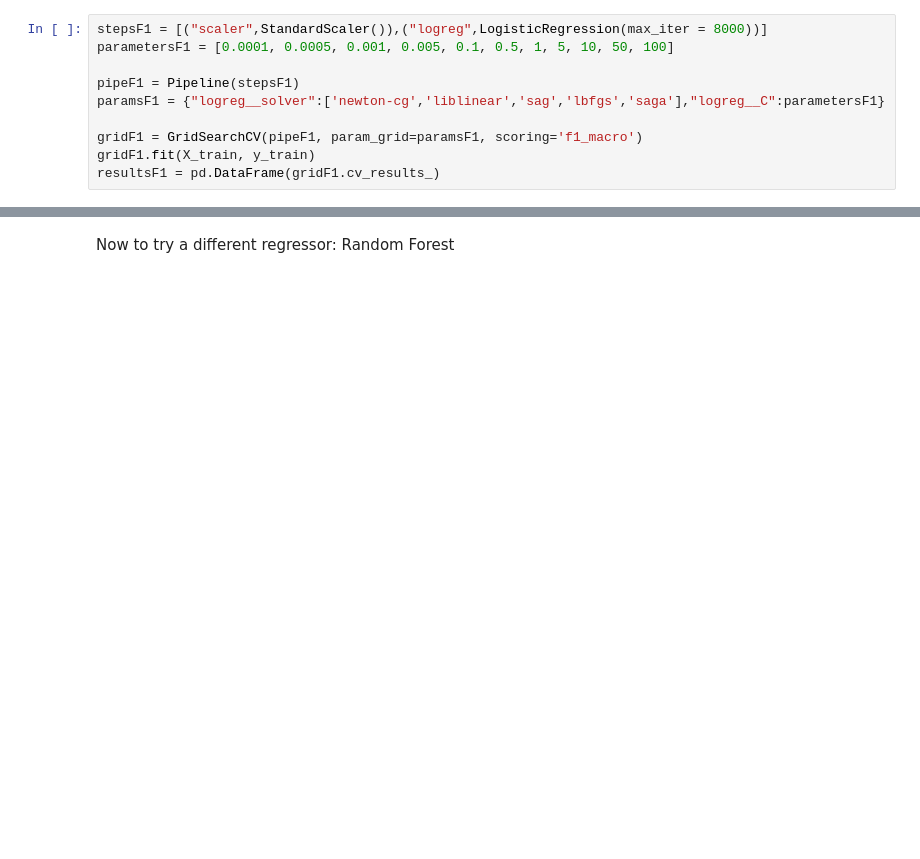
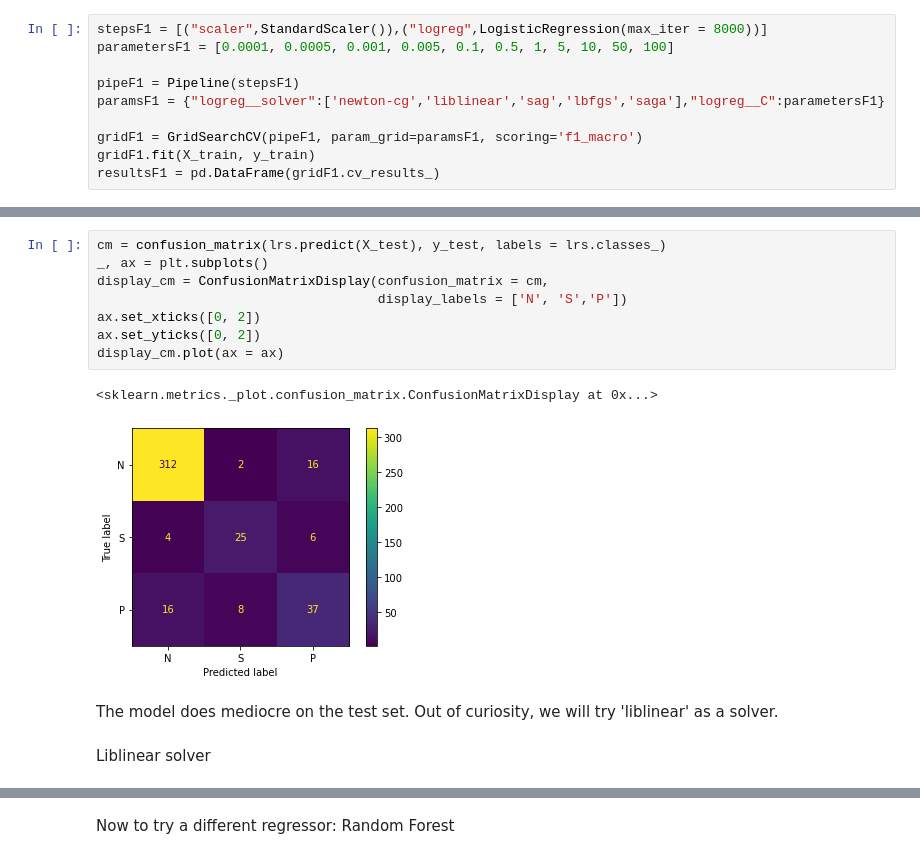
Before and after one commit to mikebobal/springboard, a Jupyter notebook: Capstone Project 2/Capstone 2 Preprocessing and Training.ipynb, the cells around one changed output, grey strips where cells are left out. Cells and saved outputs as stored; diff of their text form; blank space fills up the shorter version.

```diff
--- a/Capstone Project 2/Capstone 2 Preprocessing and Training.ipynb
+++ b/Capstone Project 2/Capstone 2 Preprocessing and Training.ipynb
@@ -454,0 +442,15 @@ The model does well on the test set, predicting correctly 27/30 from Pathologica
+# %%
+cm = confusion_matrix(lrs.predict(X_test), y_test, labels = lrs.classes_)
+_, ax = plt.subplots()
+display_cm = ConfusionMatrixDisplay(confusion_matrix = cm,
+                                    display_labels = ['N', 'S','P'])
+ax.set_xticks([0, 2])
+ax.set_yticks([0, 2])
+display_cm.plot(ax = ax)
+# %% [output]
+<sklearn.metrics._plot.confusion_matrix.ConfusionMatrixDisplay at 0x...>
+[figure, added]
+# %% [markdown]
+The model does mediocre on the test set. Out of curiosity, we will try 'liblinear' as a solver.
+# %% [markdown]
+Liblinear solver
```
Also changed, not shown: parts of 86 cells of this notebook.
